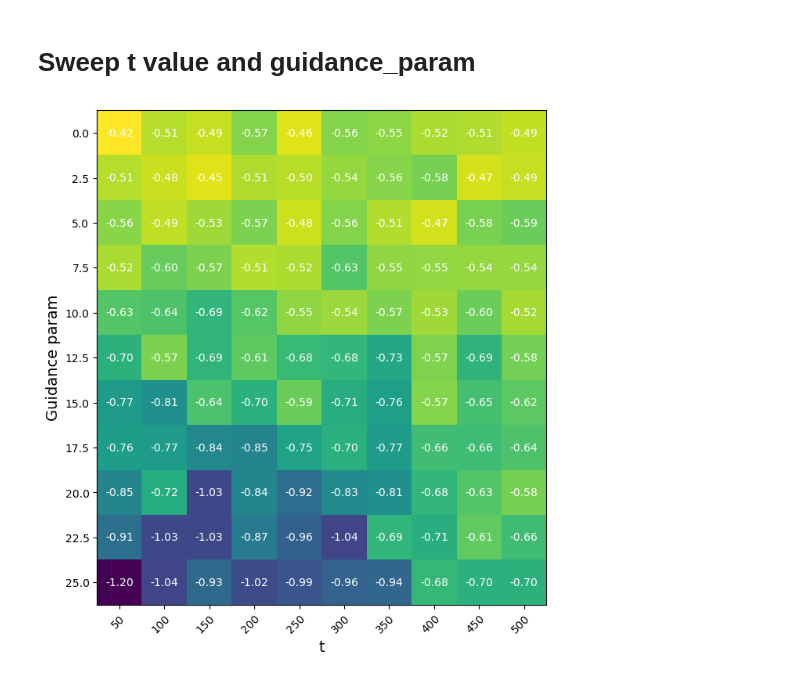
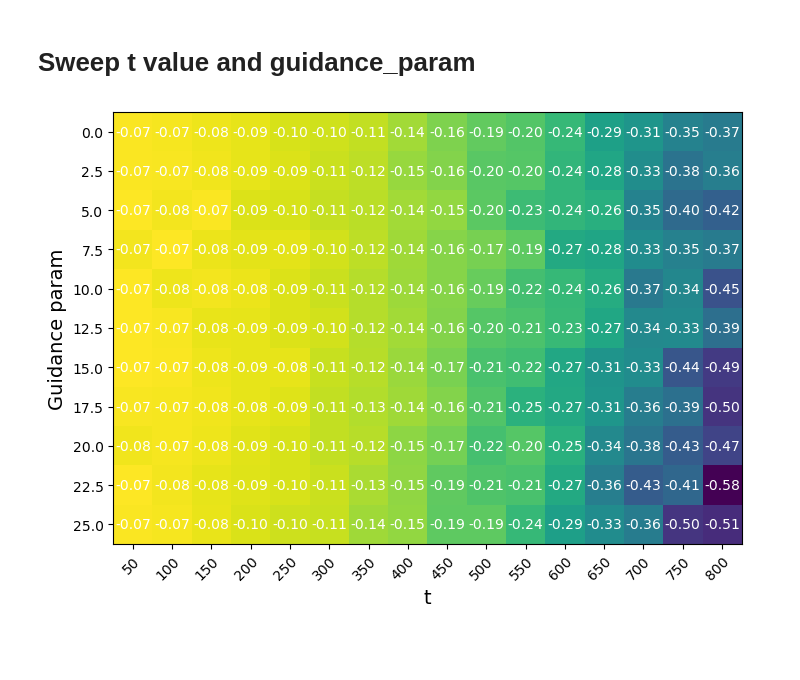
Before and after one commit to Alescontrela/motion-diffusion-model, a Jupyter notebook: eval_prior.ipynb, the cells around one changed output. Cells and saved outputs as stored; diff of their text form; code cells hidden in the pictures; blank space fills up the shorter version.

Commit message:
Fix bugs in eval_prior notebook

```diff
--- a/eval_prior.ipynb
+++ b/eval_prior.ipynb
@@ -136,10 +136,14 @@ Pointer Pointing at 0
 # %% [markdown]
 ## Run diffusion and evaluate reconstructions
 # %%
-x, model_kwargs = next(iter(data))
+data_iter = iter(data)
+x, model_kwargs = next(data_iter)
 x = x.to('cuda')
 
 if args.guidance_param != 1:
     model_kwargs['y']['scale'] = torch.ones(args.batch_size, device=dist_util.dev()) * 10
 # %%
-model_kwargs
+new_length = 40
+model_kwargs['y']['lengths'] = torch.tensor([new_length])
+new_mask = torch.tensor([[[[True] * new_length + [False] * (196 - new_length)]]])
+model_kwargs['y']['mask'] = new_mask
@@ -247,7 +233,7 @@ mse(x0, xT): 2.6326050758361816
 # %% [markdown]
 ## Evaluate prior of trained model for in-distribution and ood initial sequences.
 # %%
-def eval_prior(model, data, n_t_samples, n_iters, guidance_param, t_value=None, shuffle_data=False, plot_histogram=False):
+def eval_prior(model, data, n_t_samples, n_iters, guidance_param, t_value=None, shuffle_data=False, new_length=None, plot_histogram=False):
     eps_l2_all = []
     x0_l2_all = []
 
@@ -263,7 +249,18 @@ def eval_prior(model, data, n_t_samples, n_iters, guidance_param, t_value=None,
             x0 = x0.to('cuda')
             if shuffle_data:
                 # Randomize frame order.
-                x0 = x0[:, torch.randperm(x0.shape[1])]
+                length = new_length or model_kwargs['y']['lengths'].item()
+                idx_order = torch.concat([
+                    torch.randperm(length),
+                    torch.arange(length, x0.shape[-1])
+                ], dim=-1)
+                x0 = x0[..., idx_order]
+
+
+            if new_length is not None:
+                model_kwargs['y']['lengths'] = torch.tensor([new_length])
+                new_mask = torch.tensor([[[[True] * new_length + [False] * (196 - new_length)]]])
+                model_kwargs['y']['mask'] = new_mask
 
             length = model_kwargs['y']['lengths'].item()
 
@@ -390,7 +385,7 @@ import matplotlib as mpl
 import matplotlib.pyplot as plt
 
 gp_range = [0, 25]
-t_range = [50, 500]
+t_range = [50, 800]
 
 plot_guidance_params = []
 for guidance_param in guidance_params:
@@ -409,33 +404,33 @@ for i, gp in enumerate(plot_guidance_params):
         reps_mean_arr[i][j] = (
             np.median(sweep_outputs[str(gp)][str(int(t))]['rx0']) -
             np.median(sweep_outputs[str(gp)][str(int(t))]['fx0'])
         )
 
 guidance_param_str = [str(gp) for gp in plot_guidance_params]
 t_value_str = [str(int(t)) for t in plot_t_values]
 
 fig, ax = plt.subplots(figsize=(7, 7))
 im = ax.imshow(reps_mean_arr)
 
 # Show all ticks and label them with the respective list entries
 ax.set_xticks(np.arange(len(t_value_str)), labels=t_value_str)
 ax.set_yticks(np.arange(len(guidance_param_str)), labels=guidance_param_str)
 
 # Rotate the tick labels and set their alignment.
 plt.setp(ax.get_xticklabels(), rotation=45, ha="right",
          rotation_mode="anchor")
 
 # Loop over data dimensions and create text annotations.
 for i in range(len(plot_guidance_params)):
     for j in range(len(plot_t_values)):
         text = ax.text(j, i, '%.2f'%reps_mean_arr[i, j],
                        ha="center", va="center", color="w")
 
 fig.tight_layout()
 plt.xlabel('t', fontsize=14)
 plt.ylabel('Guidance param', fontsize=14)
 plt.show()
 # %% [output]
-[figure, old version]
+[figure, new version]
 # %%
 GP = 2.5
```
Also changed, not shown: parts of 8 cells of this notebook.
